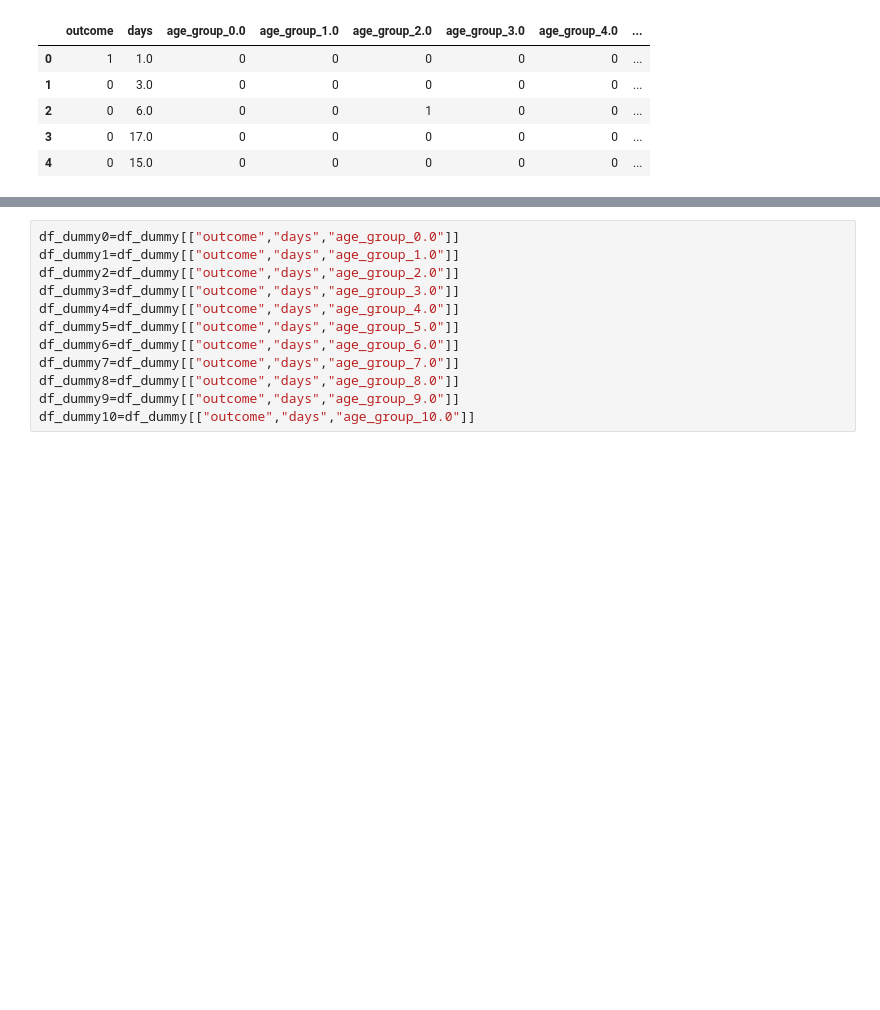
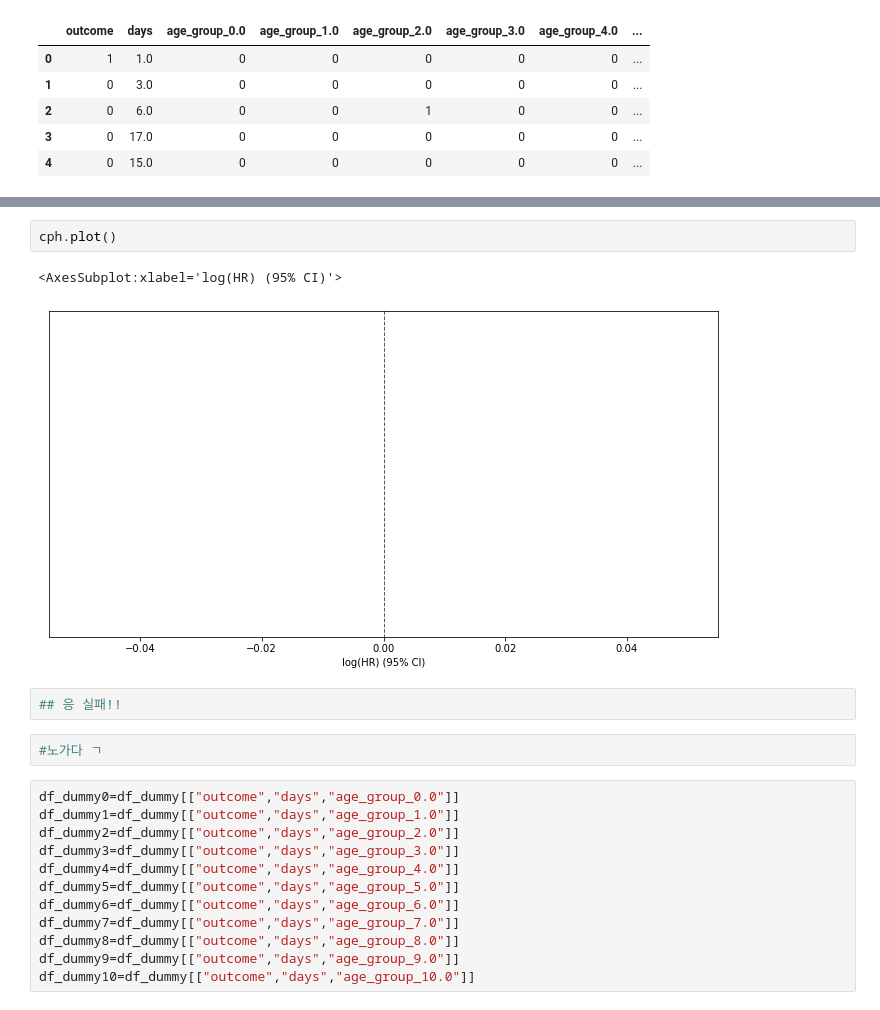
Before and after one commit to programmer-ethan/Capstone_Covid19, a Jupyter notebook: src_v4.ipynb, the cells around one changed output, grey strips where cells are left out. Cells and saved outputs as stored; diff of their text form; blank space fills up the shorter version.

```diff
--- a/src_v4.ipynb
+++ b/src_v4.ipynb
@@ -399,3 +438,12 @@ df_dummy.head()
+# %%
+cph.plot()
+# %% [output]
+<AxesSubplot:xlabel='log(HR) (95% CI)'>
+[figure, added]
+# %%
+## 응 실패!!
+# %%
+#노가다 ㄱ
 # %%
 df_dummy0=df_dummy[["outcome","days","age_group_0.0"]]
 df_dummy1=df_dummy[["outcome","days","age_group_1.0"]]
```
Also changed, not shown: parts of 7 cells of this notebook.
